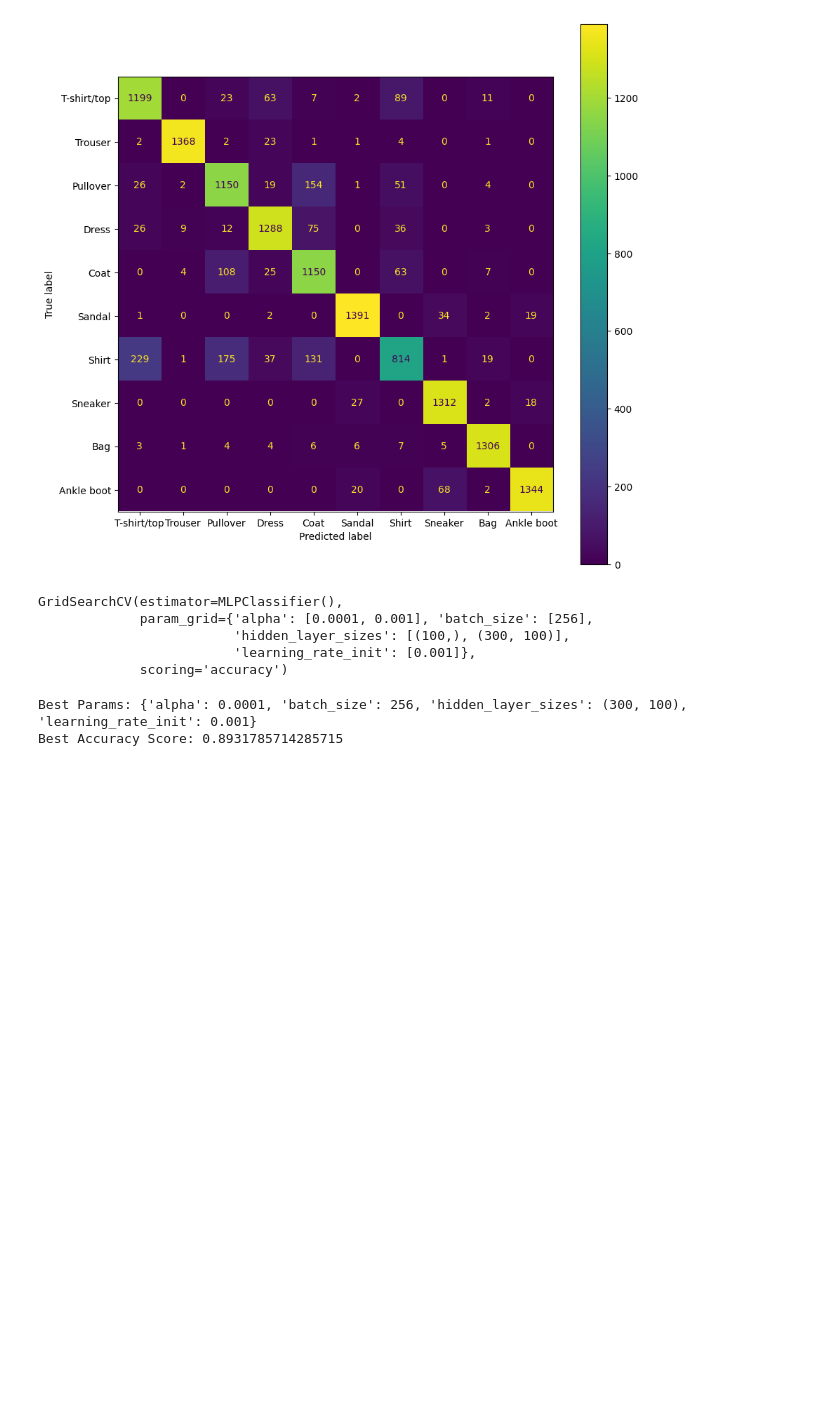
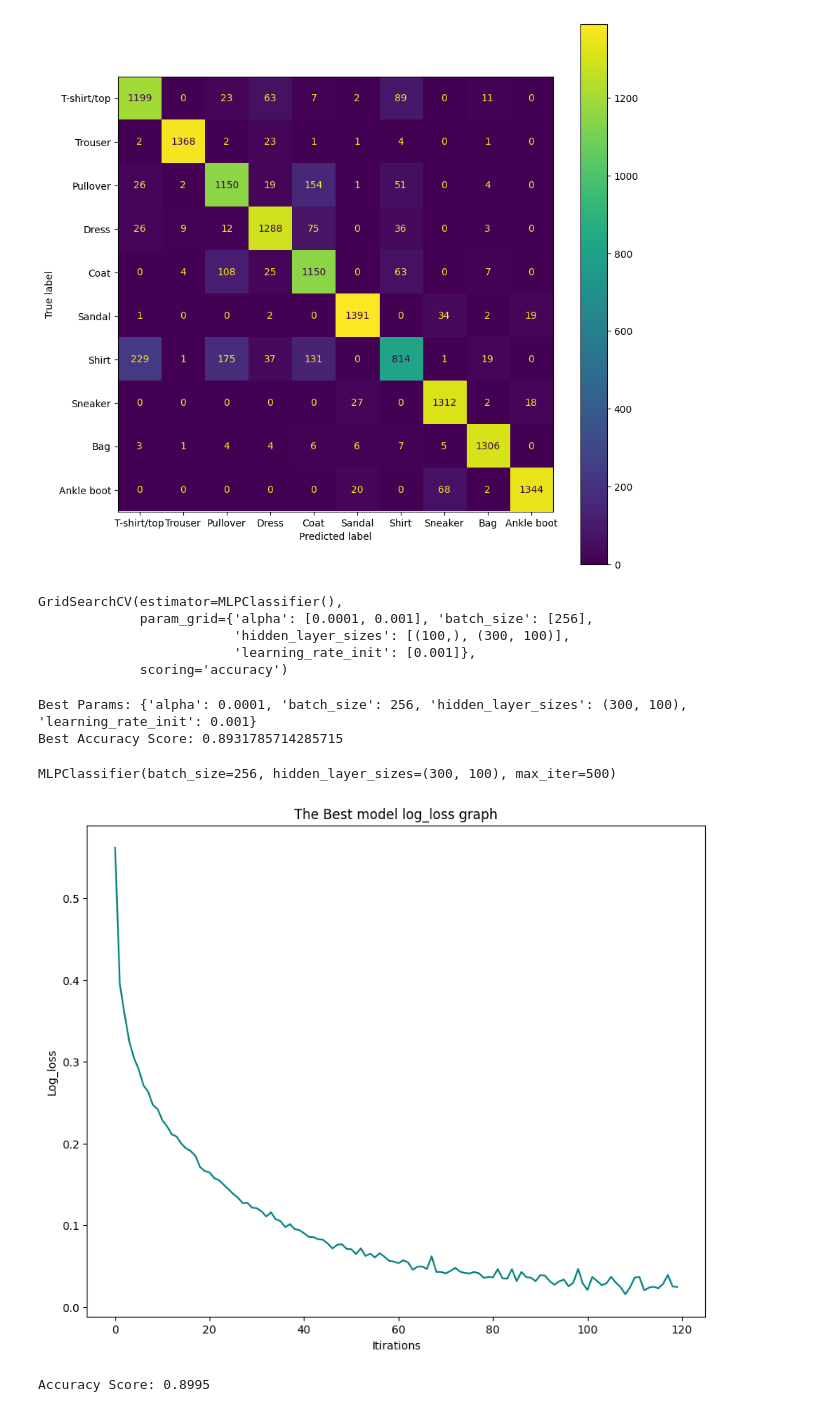
Before and after one commit to azizdevlab-creator/ML-DL_learning, a Jupyter notebook: DeepLearning/mlp_fashion_mnist.ipynb, the cells around one changed output. Cells and saved outputs as stored; diff of their text form; code cells hidden in the pictures; blank space fills up the shorter version.

Commit message:
best model mlpcls trained on fashion-mnist

```diff
--- a/DeepLearning/mlp_fashion_mnist.ipynb
+++ b/DeepLearning/mlp_fashion_mnist.ipynb
@@ -67,3 +67,26 @@ print(f'Best Accuracy Score: {grid.best_score_}')
 # %% [output]
 Best Params: {'alpha': 0.0001, 'batch_size': 256, 'hidden_layer_sizes': (300, 100), 'learning_rate_init': 0.001}
 Best Accuracy Score: 0.8931785714285715
+# %%
+model_clf_best = MLPClassifier(hidden_layer_sizes=(300, 100), batch_size = 256, max_iter=500)
+# %%
+model_clf_best.fit(X_train, y_train)
+# %% [output]
+MLPClassifier(batch_size=256, hidden_layer_sizes=(300, 100), max_iter=500)
+# %%
+losses = model_clf_best.loss_curve_
+# %%
+plt.figure(figsize = (10, 8))
+plt.plot(np.arange(len(losses)), losses, color = 'teal')
+plt.title('The Best model log_loss graph')
+plt.xlabel('Itirations')
+plt.ylabel('Log_loss')
+plt.show()
+# %% [output]
+[figure, added]
+# %%
+y_pred_best_model = model_clf_best.predict(X_val)
+accuracy = accuracy_score(y_val, y_pred_best_model)
+print(f'Accuracy Score: {accuracy}')
+# %% [output]
+Accuracy Score: 0.8995
```
